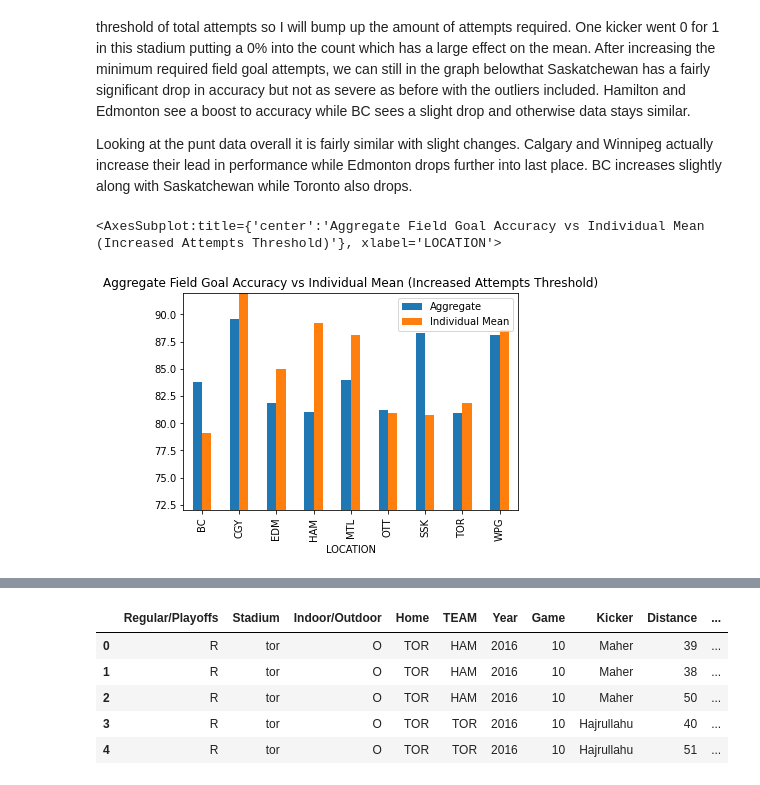
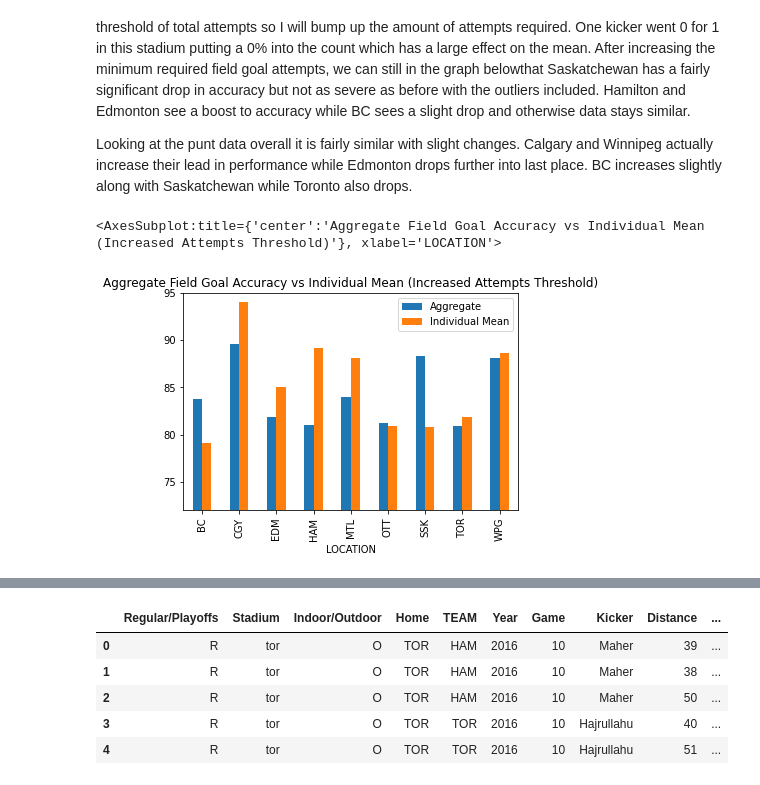
Before and after one commit to huuugh18/Programming-In-Python, a Jupyter notebook: CorseWork/CW2/Final_Project.ipynb, the cells around one changed output, grey strips where cells are left out. Cells and saved outputs as stored; diff of their text form; code cells hidden in the pictures.

```diff
--- a/CorseWork/CW2/Final_Project.ipynb
+++ b/CorseWork/CW2/Final_Project.ipynb
@@ -885,7 +877,7 @@ Looking at the punt data overall it is fairly similar with slight changes. Calga
 # %%
 df_fg_compare_2 = pd.concat([dn_away_only['FG_ACCURACY_AWAY'], df_ind_fg_acc_2.mean()], axis=1).round(1)
 df_fg_compare_2.columns = ['Aggregate', 'Individual Mean']
-df_fg_compare_2.plot(kind='bar', ylim=(72, 92), title='Aggregate Field Goal Accuracy vs Individual Mean (Increased Attempts Threshold)')
+df_fg_compare_2.plot(kind='bar', ylim=(72, 95), title='Aggregate Field Goal Accuracy vs Individual Mean (Increased Attempts Threshold)')
 # %% [output]
 <AxesSubplot:title={'center':'Aggregate Field Goal Accuracy vs Individual Mean (Increased Attempts Threshold)'}, xlabel='LOCATION'>
-[figure, old version]
+[figure, new version]
```
Also changed, not shown: parts of 48 cells of this notebook, 1 other file.
